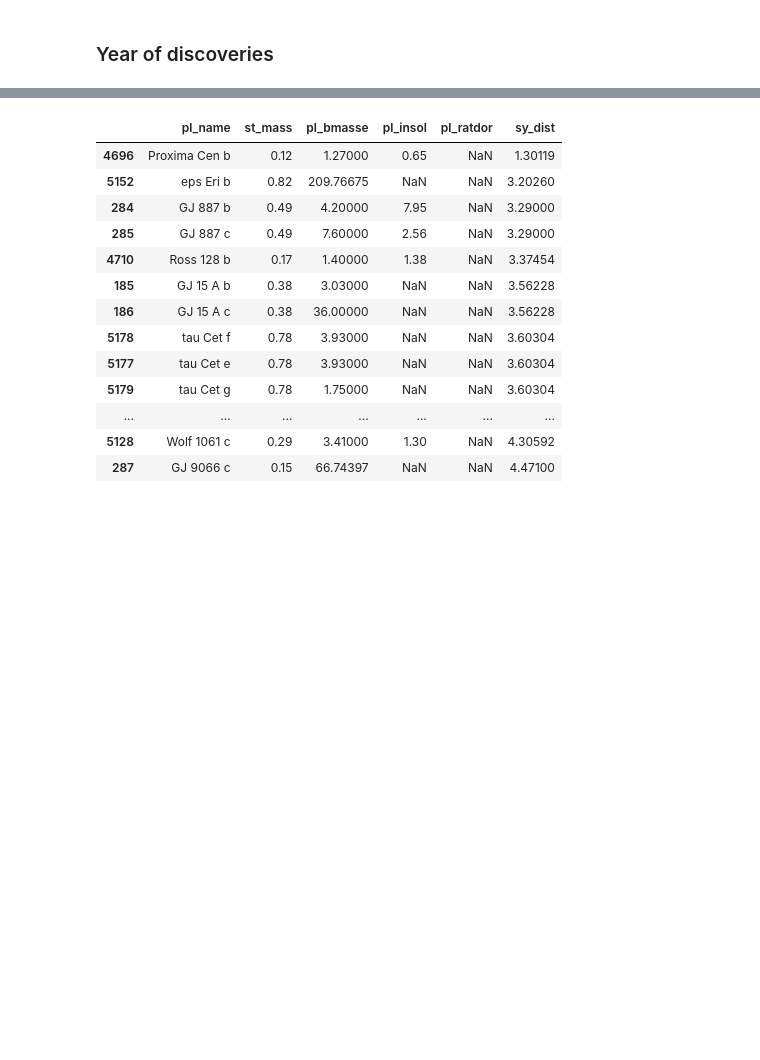
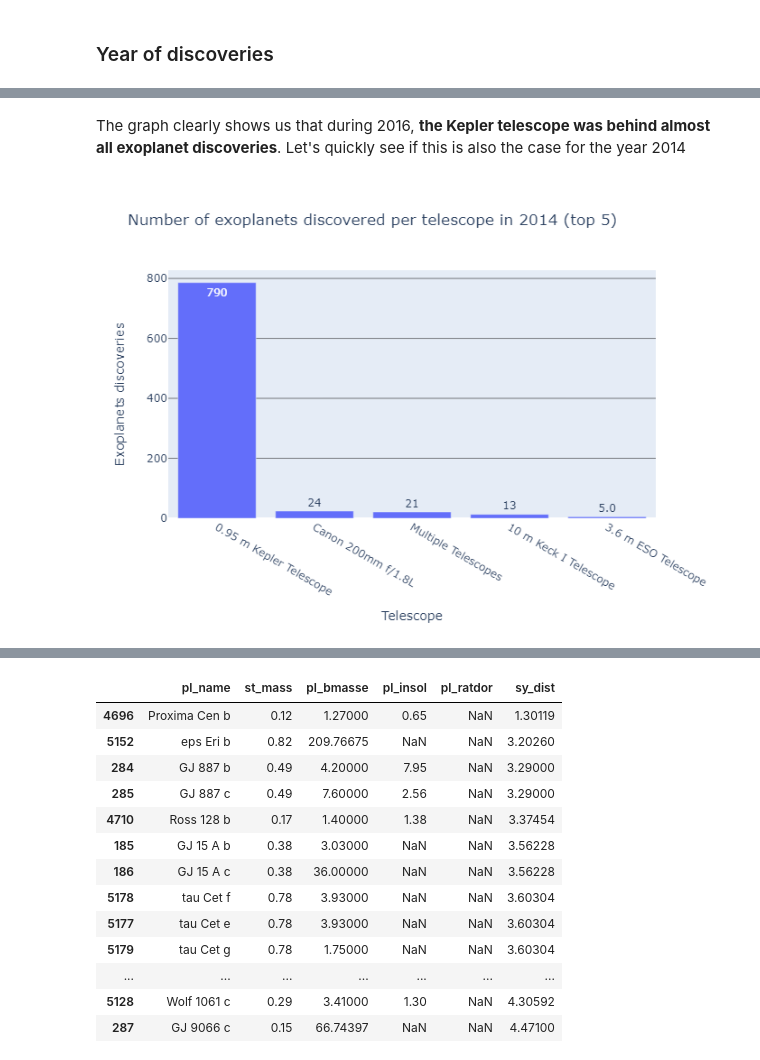
Before and after one commit to Kartmaan/Exoplanets, a Jupyter notebook: exoplanets.ipynb, the cells around one changed output, grey strips where cells are left out. Drawn from its saved outputs; the diff is of its cells as text; code cells hidden in the pictures; blank space fills up the shorter version.

```diff
--- a/exoplanets.ipynb
+++ b/exoplanets.ipynb
@@ -625,0 +679,15 @@ The years 2014 and 2016 seem to have been particularly prolific for the discover
+# %% [markdown]
+The graph clearly shows us that during 2016, **the Kepler telescope was behind almost all exoplanet discoveries**. Let's quickly see if this is also the case for the year 2014
+# %%
+y_2014 = df.loc[df['disc_year'] == 2014]
+y_2014 = y_2014['disc_telescope'].value_counts()
+
+plot_counts(
+    y_2014,
+    to=5,
+    x_label='Telescope',
+    y_label='Exoplanets discoveries',
+    title='Number of exoplanets discovered per telescope in 2014 (top 5)'
+    )
+# %% [output]
+[figure, added]
```
Also changed, not shown: parts of 12 cells of this notebook.
